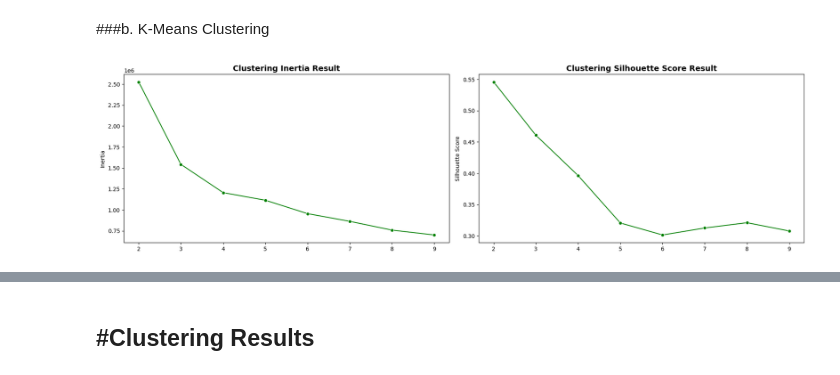
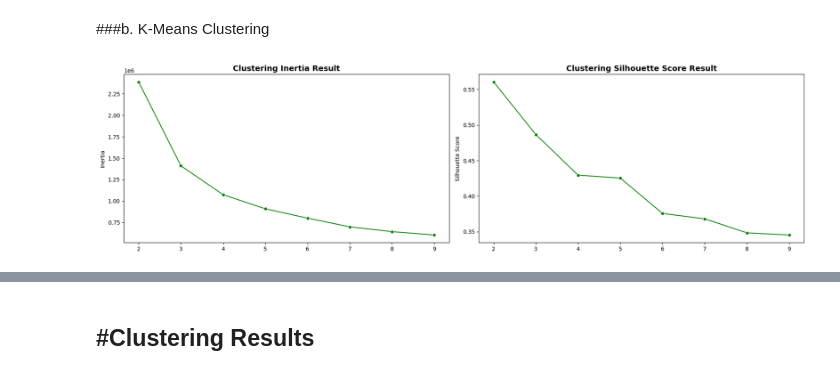
Before and after one commit to comradelouis-ftj/Traffic-Congestion-Analysis, a Jupyter notebook: DA_traffic_congestion_no8.ipynb, the cells around one changed output, grey strips where cells are left out. Cells and saved outputs as stored; diff of their text form; code cells hidden in the pictures.

```diff
--- a/DA_traffic_congestion_no8.ipynb
+++ b/DA_traffic_congestion_no8.ipynb
@@ -675,18 +538,0 @@ Results with 7 clusters:
-# %%
-n_clusters = range(2, 10)
-result_perm = []
-
-for cluster in n_clusters:
-  kmeans = KMeans(n_clusters=cluster, random_state=42)
-  kmeans.fit(df_cl)
-  label = kmeans.labels_
-
-  selector = permutation_importance(kmeans, df_cl, label, n_repeats=100, random_state=42)
-  scores = pd.DataFrame({
-      'score': [round(val, 2) for val in selector['importances_mean'].tolist()]
-  }, index=df_cl.columns.tolist()).sort_values(by='score', ascending=False)
-  result_perm.append(scores)
-
-  print(f'Results with {cluster} clusters:')
-  display(scores)
-  print(' ')
@@ -783,0 +539,2 @@ print(cols_selected)
+# %%
+df_cl = df_new[[col for col in df_new.columns if col not in ['Situation_Encoded', 'Date_agg']]]
@@ -783,0 +571,7 @@ print(cols_selected)
+# %%
+mcfs = MCFS.mcfs(df_cl.values, n_selected_features=5, k=5)
+
+result_mcfs = pd.DataFrame({
+    'result_score': mcfs.tolist()
+}, index=df_cl.columns).sort_values(by='result_score', ascending=False)
+result_mcfs
@@ -784,33 +593,35 @@ print(cols_selected)
+# %%
+cols_for_use = result_mcfs.head(11).index.tolist()
 # %% [markdown]
 ###b. K-Means Clustering
 # %%
 inertia, sil_score = [], []
 n_clusters = range(2, 10)
-df_cl = df_cl[cols_selected]
+df_cl = df_cl[cols_for_use]
 
 
 for cl in n_clusters:
   kmeans = KMeans(n_clusters=cl, random_state=42)
   kmeans.fit(df_cl)
   label = kmeans.labels_
 
   inertia.append(kmeans.inertia_)
   sil_score.append(silhouette_score(df_cl, label, metric='euclidean'))
 
 df_result = pd.DataFrame({
     'Inertia': inertia,
     'Silhouette Score': sil_score
 }, index=n_clusters)
 
 plt.figure(figsize=(18, 5))
 for i, col in enumerate(df_result):
   plt.subplot(1, 2, i+1)
   sns.lineplot(x=df_result.index.tolist(), y=df_result[col], color='green', marker='o')
   plt.title(f'Clustering {col} Result', fontsize=14, fontweight='bold')
 plt.tight_layout()
 plt.show()
 # %% [output]
-[figure, old version]
+[figure, new version]
 # %%
 kmeans = KMeans(n_clusters=3, random_state=42)
 kmeans.fit(df_cl)
```
Also changed, not shown: parts of 36 cells of this notebook, 1 other file.
